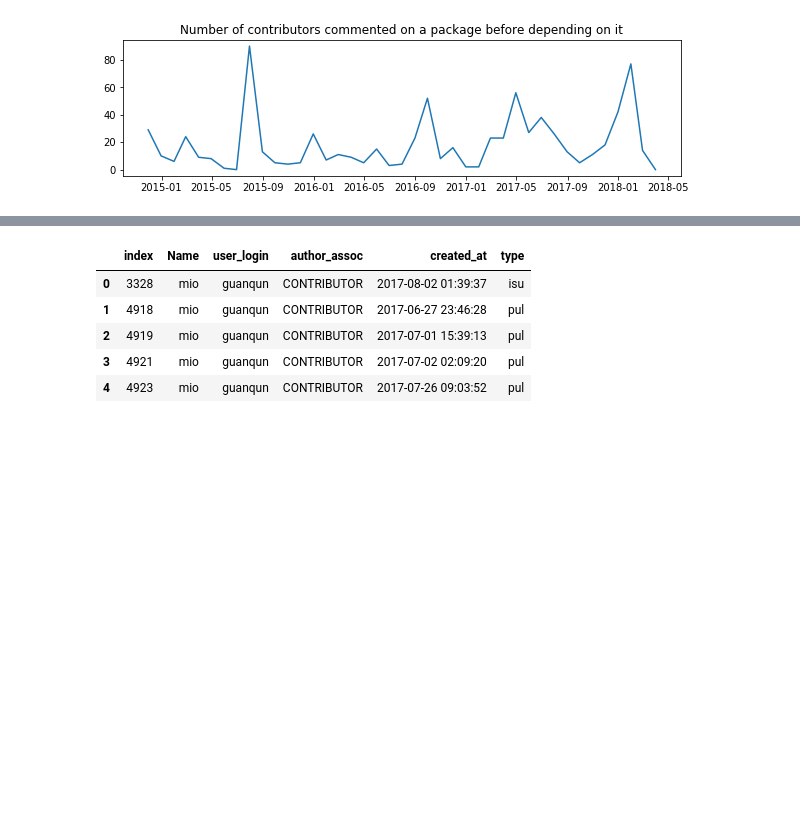
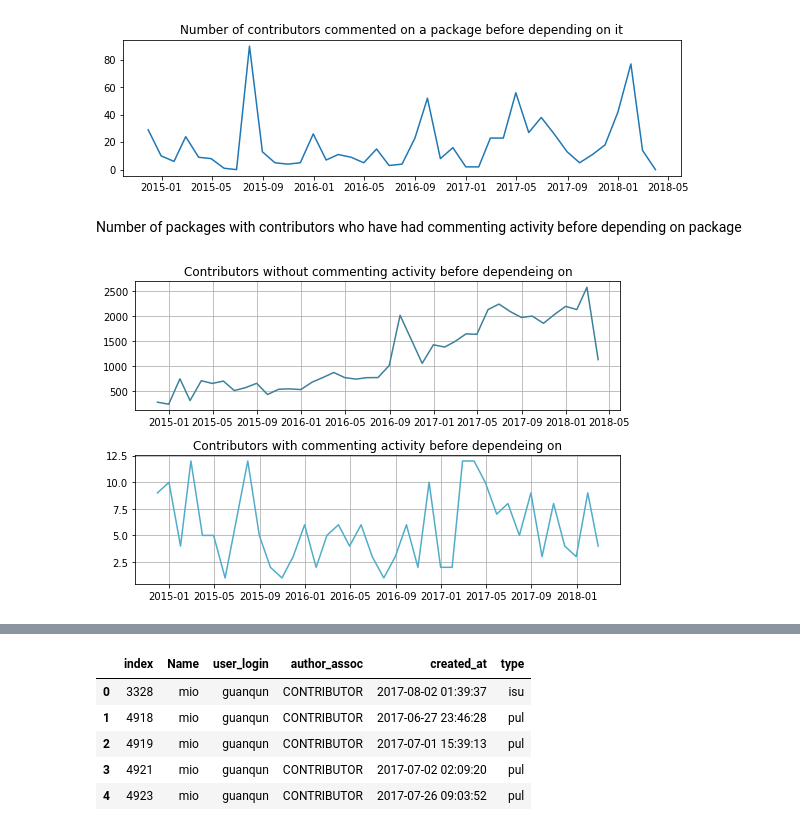
Before and after one commit to MehdiGol/PackagesDependencies-Contributors-Relationship, a Jupyter notebook: notebooks/Question 2.ipynb, the cells around one changed output, grey strips where cells are left out. Drawn from its saved outputs; the diff is of its cells as text; code cells hidden in the pictures; blank space fills up the shorter version.

```diff
--- a/notebooks/Question 2.ipynb
+++ b/notebooks/Question 2.ipynb
@@ -102,3 +99,31 @@ ax.set_title('Number of contributors commented on a package before depending on
 plt.show()
 # %% [output]
 [figure]
+# %% [markdown]
+Number of packages with contributors who have had commenting activity before depending on package
+# %%
+df_tmp_proportion = (
+    df_data
+    .assign(Number_of_contributors = lambda x: np.where(x['Number_of_contributors']>0,1,0))
+    .assign(count = 1)
+    .groupby([pandas.Grouper(key='first_time',freq='1M'),'package','target','Number_of_contributors'])
+    .sum()
+    .reset_index()
+    .assign(contributors_count = 1)
+    .groupby([pandas.Grouper(key='first_time',freq='1M'),'Number_of_contributors'])
+    .sum()
+    .reset_index()
+)
+plt.rcParams["figure.figsize"] = (16,5)
+dic = {1:'Contributors with commenting activity before dependeing on',0:'Contributors without commenting activity before dependeing on'}
+plt.figure(1)
+i = 221
+for item in df_tmp_proportion.Number_of_contributors.unique():
+    plt.subplot(i)
+    plt.plot(df_tmp_proportion[lambda x: x['Number_of_contributors'] == item]['first_time'],df_tmp_proportion[lambda x: x['Number_of_contributors'] == item]['contributors_count'],color=palet2[i-219])
+    plt.title(dic[item])
+    plt.grid(True)
+    i+=2
+plt.subplots_adjust(top=0.92, bottom=0.08, left=0.10, right=0.95, hspace=0.35, wspace=0.02)
+# %% [output]
+[figure, added]
```
Also changed, not shown: parts of 20 cells of this notebook, 2 other files.
